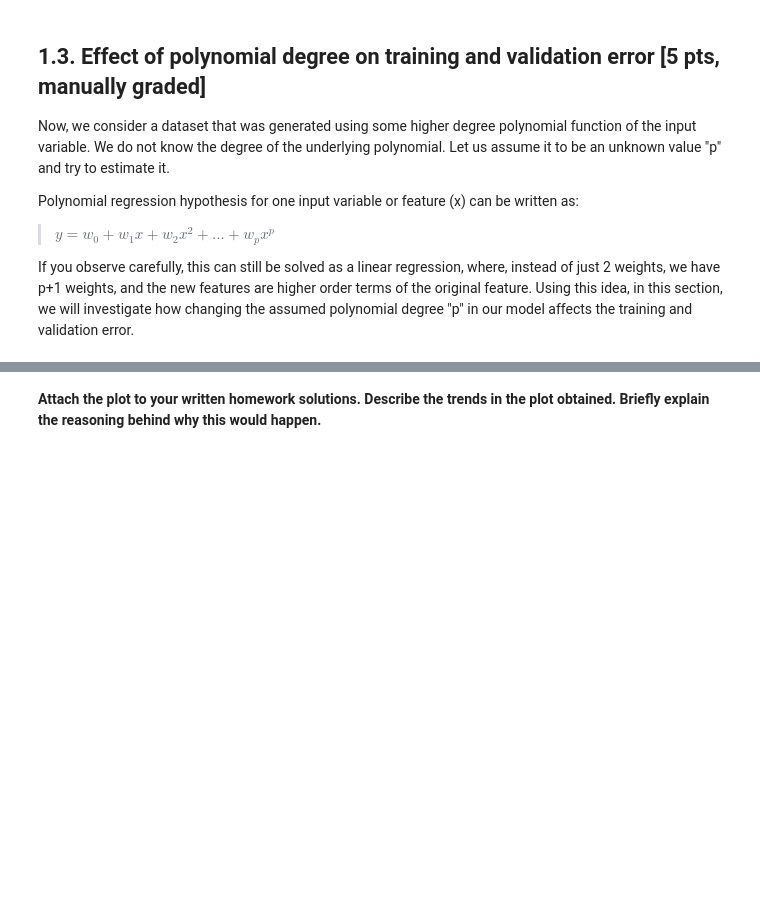
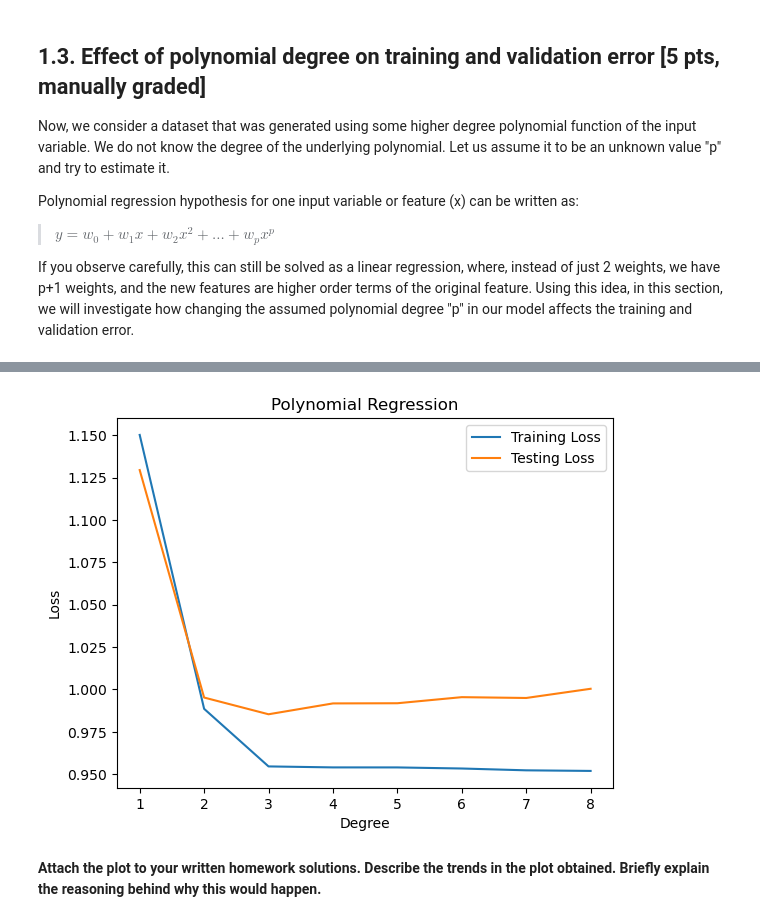
Before and after one commit to qihang-dai/Double-Machine-Learning, a Jupyter notebook: CIS519/hw2.ipynb, the cells around one changed output, grey strips where cells are left out. Saved outputs shown, nothing was run; the diff lists cells and outputs as text; code cells hidden in the pictures; blank space fills up the shorter version.

```diff
--- a/CIS519/hw2.ipynb
+++ b/CIS519/hw2.ipynb
@@ -701,40 +837,61 @@ def polynomial_regression(poly_reg_df, degrees):
         # TODO START: Complete the function:
         # 1. Transform the base feature X_base into its polynomial features of degree 'd' using PolynomialFeatures
         # Set include_bias to be False
+        p = PolynomialFeatures(degree=d, include_bias=False)
+        X = p.fit_transform(X_base)
 
 
         # 2. Preprocessing and splitting into train/test (70-30 ratio and random_state as 42)
+        X_train, X_test, y_train, y_test = train_test_split(X, y, test_size=0.3, random_state=42)
 
 
         # 3. Scale X_train and X_test appropriately
-
+        scaler = StandardScaler()
+        X_train = scaler.fit_transform(X_train)
+        X_test = scaler.transform(X_test)
 
         # 4. Use scikit-learn's LinearRegression (imported as LinearRegressionSklearn for you) to
         # fit a linear model between the scaled version of X_train and y_train
+        model = LinearRegressionSklearn()
+        model.fit(X_train, y_train)
 
 
         # 5. Obtain predictions of the model on train and test data
-
+        y_train_pred = model.predict(X_train)
+        y_test_pred = model.predict(X_test)
 
         # 6. Compute the mean squared error and store it in loss_train and loss_test
+        loss_train = sklearn.metrics.mean_squared_error(y_train, y_train_pred)
+        loss_test = sklearn.metrics.mean_squared_error(y_test, y_test_pred)
 
 
         # 7. Append loss_train to loss_train_list and loss_test to loss_test_list
+        loss_train_list.append(loss_train)
+        loss_test_list.append(loss_test)
 
     return loss_train_list, loss_test_list
     # TODO END
 # %%
 if NOTEBOOK:
 
     degrees = np.arange(1, 9)
 
     loss_train_list, loss_test_list = polynomial_regression(poly_reg_df, degrees)
 
     # TODO START:
     # Plot the polynomial degrees (x-axis) against loss_train_list (y-axis) and loss_test_list (y-axis) in a single plot, with different colors.
     # Make sure to include x and y axis labels, legend as well as the title
+    plt.plot(degrees, loss_train_list, label='Training Loss')
+    plt.plot(degrees, loss_test_list, label='Testing Loss')
+    plt.xlabel('Degree')
+    plt.ylabel('Loss')
+    plt.title('Polynomial Regression')
+    plt.legend()
+    plt.show()
 
     # TODO END
+# %% [output]
+[figure, added]
 # %% [markdown]
 **Attach the plot to your written homework solutions. Describe the trends in the plot obtained. Briefly explain the reasoning behind why this would happen.**
 # %% [markdown]
```
Also changed, not shown: parts of 22 cells of this notebook, 4 other files.
